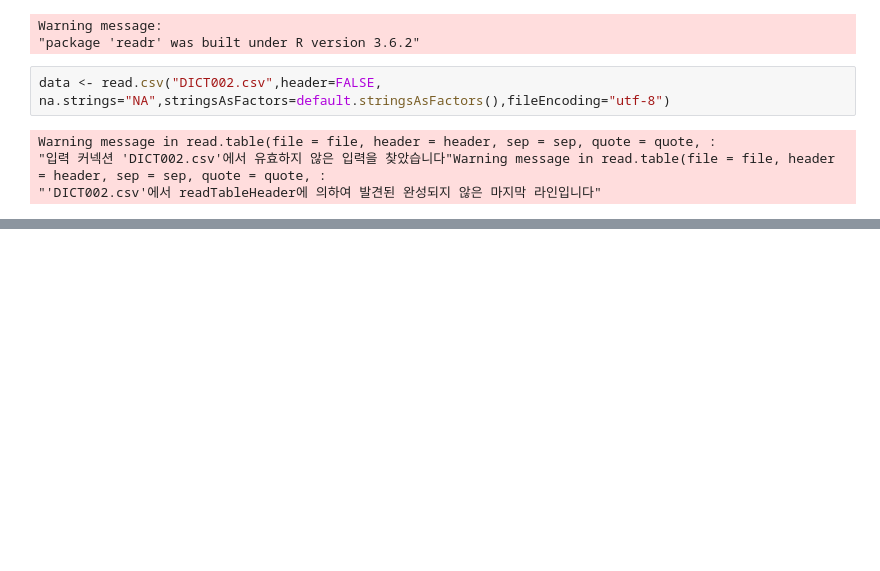
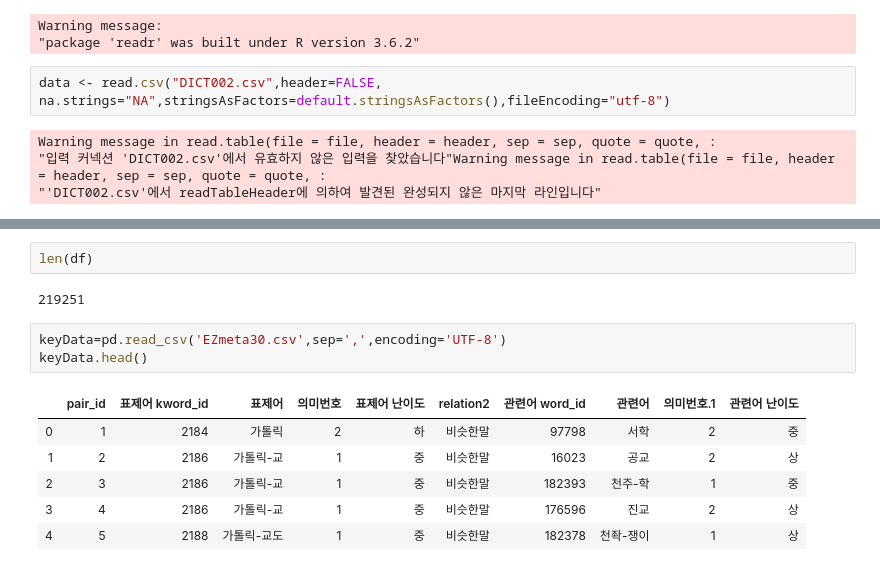
Before and after one commit to boxak/MultiCampus, a Jupyter notebook: NLP/과제.ipynb, the cells around one changed output, grey strips where cells are left out. Drawn from its saved outputs; the diff is of its cells as text; blank space fills up the shorter version.

```diff
--- a/NLP/과제.ipynb
+++ b/NLP/과제.ipynb
@@ -307,0 +474,14 @@ Warning message in read.table(file = file, header = header, sep = sep, quote = q
+# %%
+len(df)
+# %% [output]
+219251
+# %%
+keyData=pd.read_csv('EZmeta30.csv',sep=',',encoding='UTF-8')
+keyData.head()
+# %% [output]
+|  | pair_id | 표제어 kword_id | 표제어 | 의미번호 | 표제어 난이도 | relation2 | 관련어 word_id | 관련어 | 의미번호.1 | 관련어 난이도 |
+| 0 | 1 | 2184 | 가톨릭 | 2 | 하 | 비슷한말 | 97798 | 서학 | 2 | 중 |
+| 1 | 2 | 2186 | 가톨릭-교 | 1 | 중 | 비슷한말 | 16023 | 공교 | 2 | 상 |
+| 2 | 3 | 2186 | 가톨릭-교 | 1 | 중 | 비슷한말 | 182393 | 천주-학 | 1 | 중 |
+| 3 | 4 | 2186 | 가톨릭-교 | 1 | 중 | 비슷한말 | 176596 | 진교 | 2 | 상 |
+| 4 | 5 | 2188 | 가톨릭-교도 | 1 | 중 | 비슷한말 | 182378 | 천좍-쟁이 | 1 | 상 |
```
Also changed, not shown: parts of 26 cells of this notebook, 1 other file.
